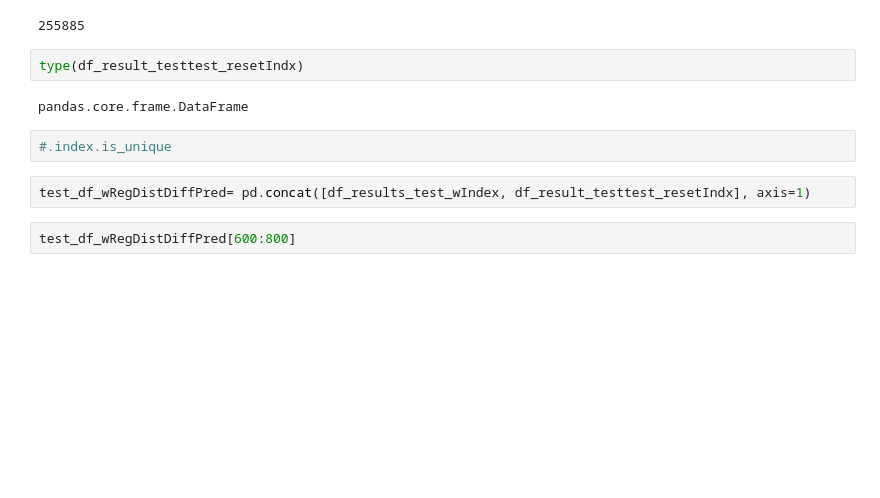
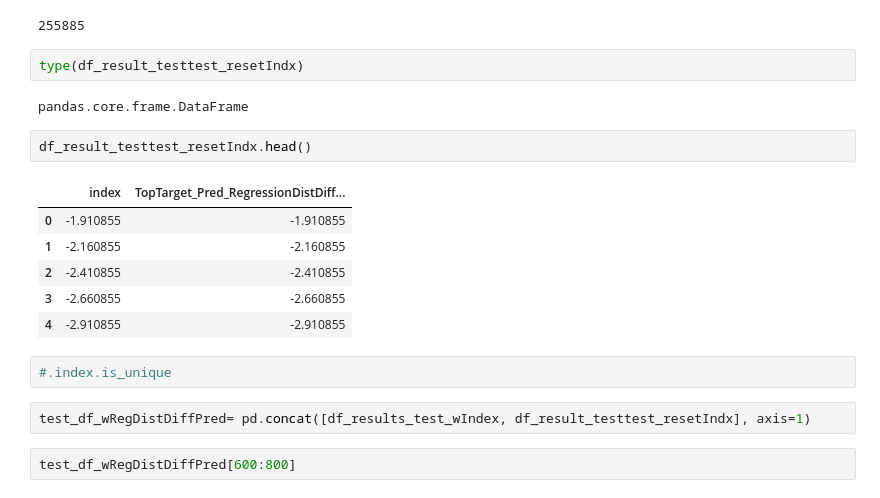
Before and after one commit to JustinGOSSES/MannvilleGroup_Strat_Hackathon, a Jupyter notebook: notebooks_2018/modular_redo/Machine_Learning/Machine_Learning_PostSplit_vG_AfterAbstractAAPG_vB.ipynb, the cells around one changed output. Cells and saved outputs as stored; diff of their text form; blank space fills up the shorter version.

```diff
--- a/notebooks_2018/modular_redo/Machine_Learning/Machine_Learning_PostSplit_vG_AfterAbstractAAPG_vB.ipynb
+++ b/notebooks_2018/modular_redo/Machine_Learning/Machine_Learning_PostSplit_vG_AfterAbstractAAPG_vB.ipynb
@@ -1246,6 +1246,15 @@ len(df_result_testtest_resetIndx.index)
 type(df_result_testtest_resetIndx)
 # %% [output]
 pandas.core.frame.DataFrame
+# %%
+df_result_testtest_resetIndx.head()
+# %% [output]
+|  | index | TopTarget_Pred_RegressionDistDiff... |
+| 0 | -1.910855 | -1.910855 |
+| 1 | -2.160855 | -2.160855 |
+| 2 | -2.410855 | -2.410855 |
+| 3 | -2.660855 | -2.660855 |
+| 4 | -2.910855 | -2.910855 |
 # %%
 #.index.is_unique
 # %%
```
Also changed, not shown: parts of 7 cells of this notebook, 5 other files.
